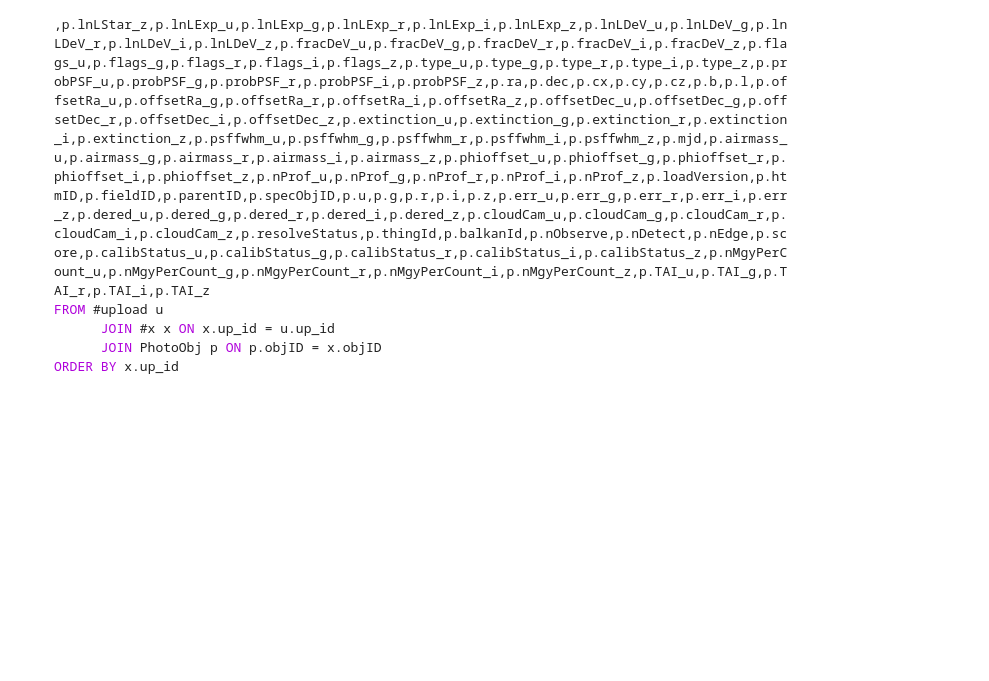
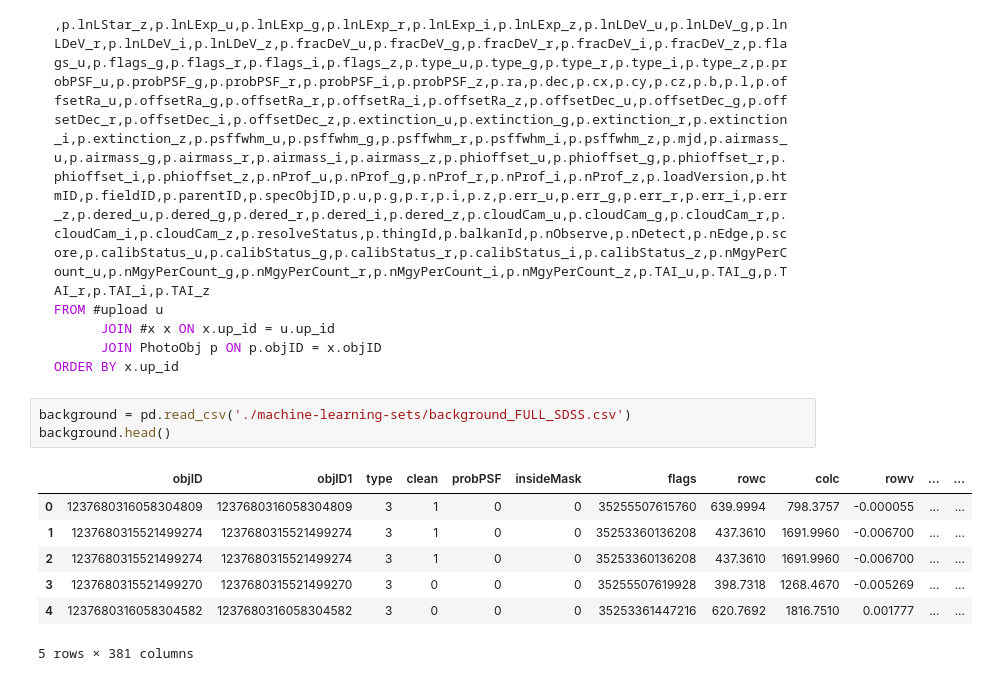
Before and after one commit to danbanan/Perseus-vs-background, a Jupyter notebook: machine-learning.ipynb, the cells around one changed output. Drawn from its saved outputs; the diff is of its cells as text; blank space fills up the shorter version.

````diff
--- a/machine-learning.ipynb
+++ b/machine-learning.ipynb
@@ -104,3 +104,14 @@ FROM #upload u
       JOIN PhotoObj p ON p.objID = x.objID
 ORDER BY x.up_id
 ```
+# %%
+background = pd.read_csv('./machine-learning-sets/background_FULL_SDSS.csv')
+background.head()
+# %% [output]
+|  | objID | objID1 | type | clean | probPSF | insideMask | flags | rowc | colc | rowv | ... | ... |
+| 0 | 1237680316058304809 | 1237680316058304809 | 3 | 1 | 0 | 0 | 35255507615760 | 639.9994 | 798.3757 | -0.000055 | ... | ... |
+| 1 | 1237680315521499274 | 1237680315521499274 | 3 | 1 | 0 | 0 | 35253360136208 | 437.3610 | 1691.9960 | -0.006700 | ... | ... |
+| 2 | 1237680315521499274 | 1237680315521499274 | 3 | 1 | 0 | 0 | 35253360136208 | 437.3610 | 1691.9960 | -0.006700 | ... | ... |
+| 3 | 1237680315521499270 | 1237680315521499270 | 3 | 0 | 0 | 0 | 35255507619928 | 398.7318 | 1268.4670 | -0.005269 | ... | ... |
+| 4 | 1237680316058304582 | 1237680316058304582 | 3 | 0 | 0 | 0 | 35253361447216 | 620.7692 | 1816.7510 | 0.001777 | ... | ... |
+5 rows × 381 columns
````
Also changed, not shown: parts of 4 cells of this notebook, 4 other files.
